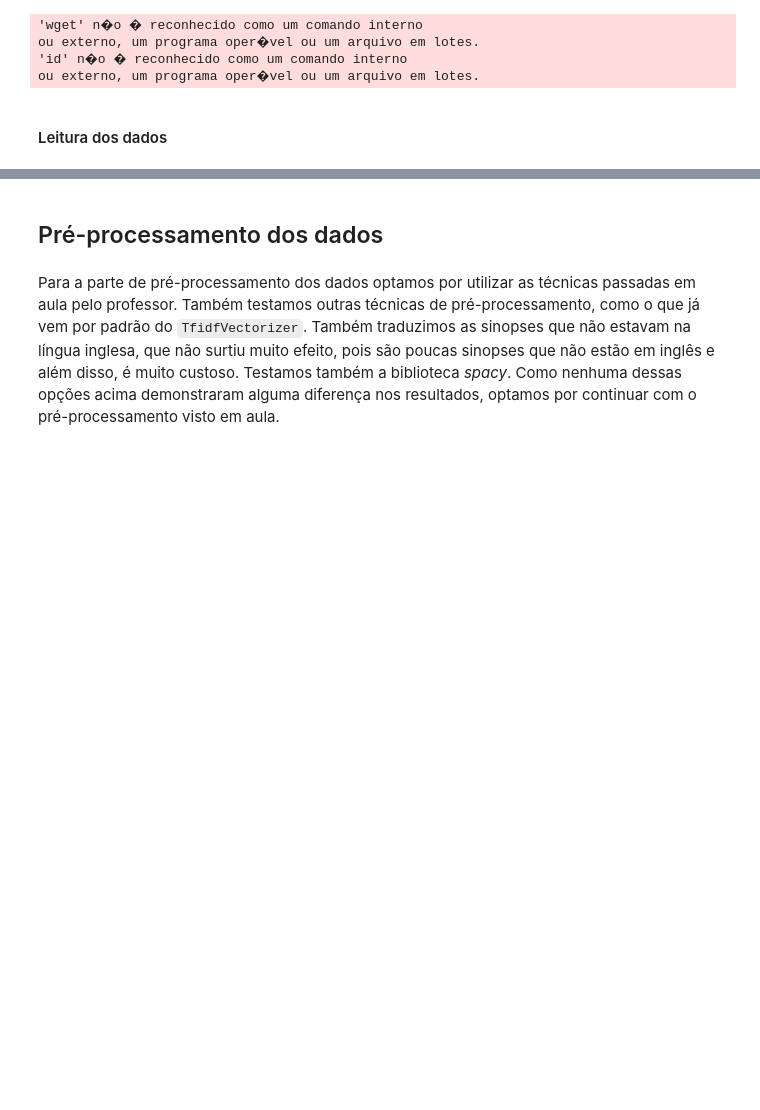
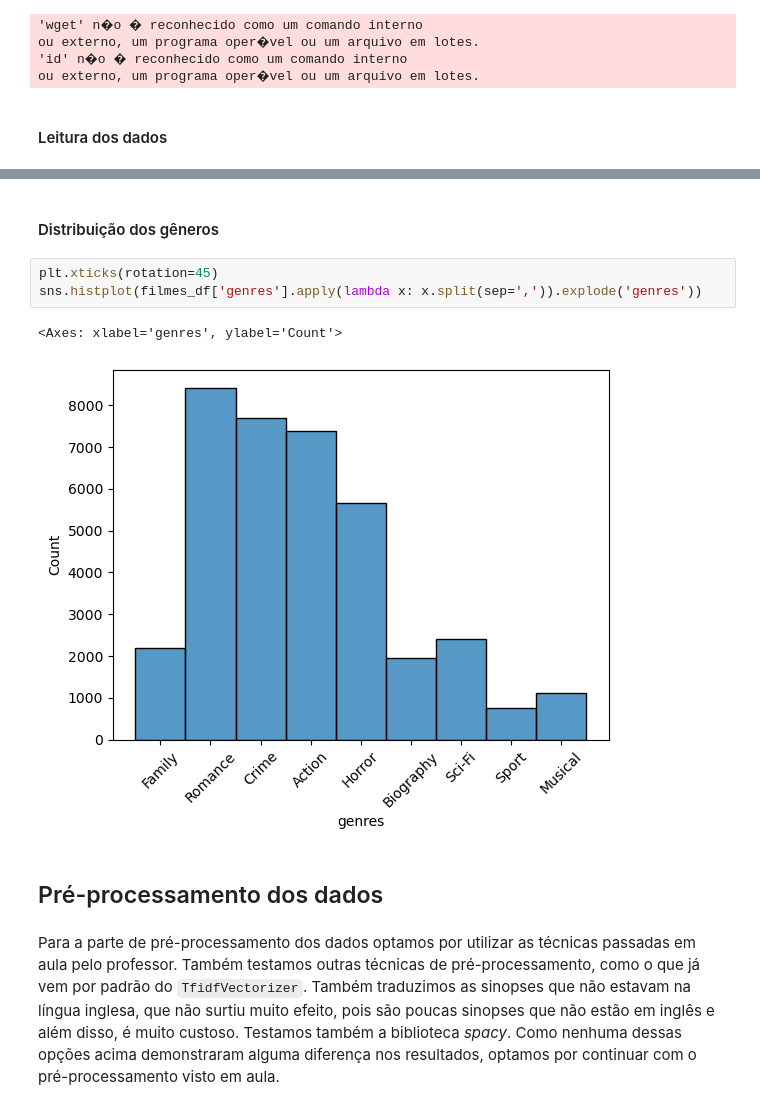
Before and after one commit to MiguelPim01/T1-Ciencia-de-Dados, a Jupyter notebook: main.ipynb, the cells around one changed output, grey strips where cells are left out. Cells and saved outputs as stored; diff of their text form; blank space fills up the shorter version.

```diff
--- a/main.ipynb
+++ b/main.ipynb
@@ -79,6 +79,14 @@ filmes_df.head()
 | 2 | Romance | 6.0 | 12585 | Based on Terry McMillan's novel, ... | Waiting to Exhale | 1995 | 124 | ['Gregory Hines' 'Dennis Haysbert... | ... |
 | 3 | Romance,Family | 6.1 | 42555 | George Banks must deal not only w... | Father of the Bride Part II | 1995 | 106 | ['Steve Martin' 'Martin Short' 'G... | ... |
 | 4 | Crime,Action | 8.3 | 738636 | A group of high-end professional ... | Heat | 1995 | 170 | ['Al Pacino' 'Robert De Niro' 'Va... | ... |
+# %% [markdown]
+#### Distribuição dos gêneros
+# %%
+plt.xticks(rotation=45)
+sns.histplot(filmes_df['genres'].apply(lambda x: x.split(sep=',')).explode('genres'))
+# %% [output]
+<Axes: xlabel='genres', ylabel='Count'>
+[figure, added]
 # %% [markdown]
 ## Pré-processamento dos dados
 # %% [markdown]
```
Also changed, not shown: parts of 32 cells of this notebook.
